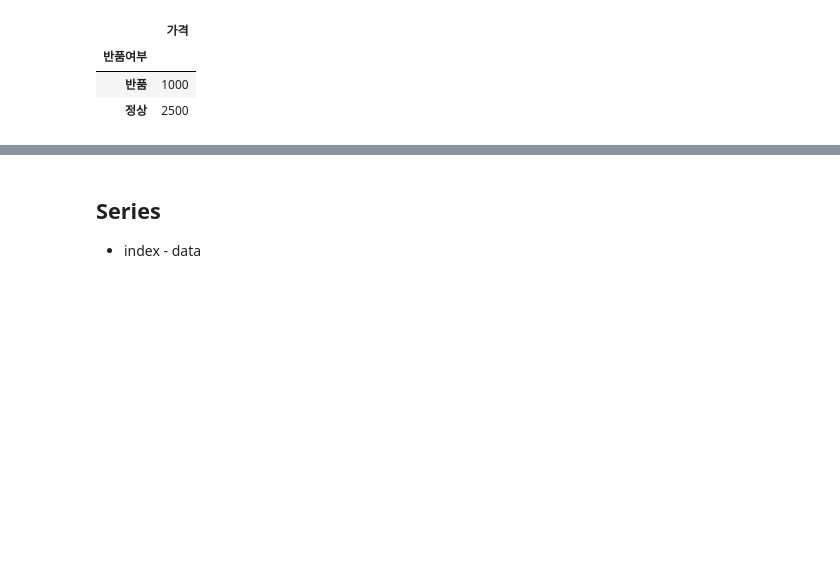
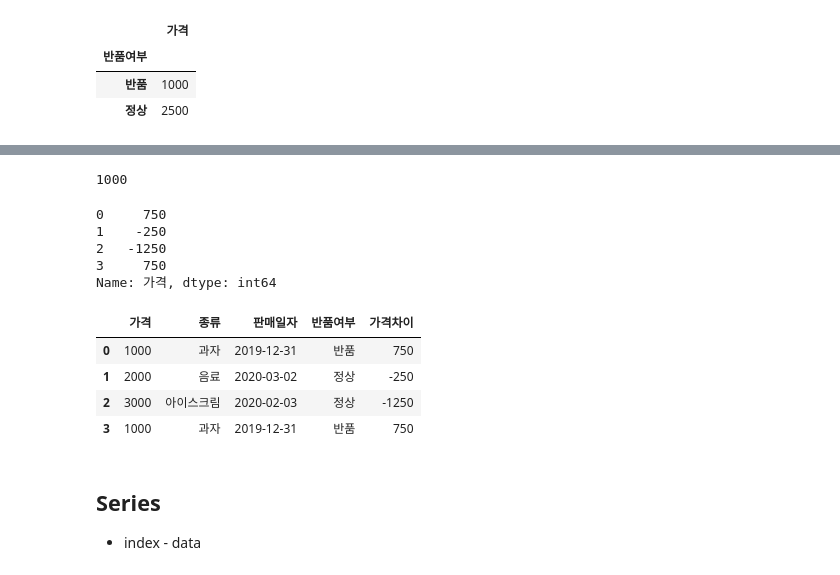
Before and after one commit to hhyowon/study_data_analytics, a Jupyter notebook: codes/pandass/begginers.ipynb, the cells around one changed output, grey strips where cells are left out. Cells and saved outputs as stored; diff of their text form; code cells hidden in the pictures; blank space fills up the shorter version.

```diff
--- a/codes/pandass/begginers.ipynb
+++ b/codes/pandass/begginers.ipynb
@@ -105,3 +113,29 @@ pd.pivot_table(data=df_salesdays_dropcol,index='반품여부', values='가격')
+# %%
+def mean_subtraction(cell_value) :
+    result = 1750 - cell_value   #가격평균 - 개별값
+    return result
+# %%
+mean_subtraction(750)
+# %% [output]
+1000
+# %%
+df_salesdays['가격'].apply(mean_subtraction)
+# %% [output]
+0     750
+1    -250
+2   -1250
+3     750
+Name: 가격, dtype: int64
+# %%
+df_salesdays['가격차이'] = df_salesdays['가격'].apply(mean_subtraction)  #각 cell 당 평균 차이값
+# %%
+df_salesdays
+# %% [output]
+|  | 가격 | 종류 | 판매일자 | 반품여부 | 가격차이 |
+| 0 | 1000 | 과자 | 2019-12-31 | 반품 | 750 |
+| 1 | 2000 | 음료 | 2020-03-02 | 정상 | -250 |
+| 2 | 3000 | 아이스크림 | 2020-02-03 | 정상 | -1250 |
+| 3 | 1000 | 과자 | 2019-12-31 | 반품 | 750 |
 # %% [markdown]
 ## Series
 - index - data
```
Also changed, not shown: parts of 11 cells of this notebook, 2 other files.
